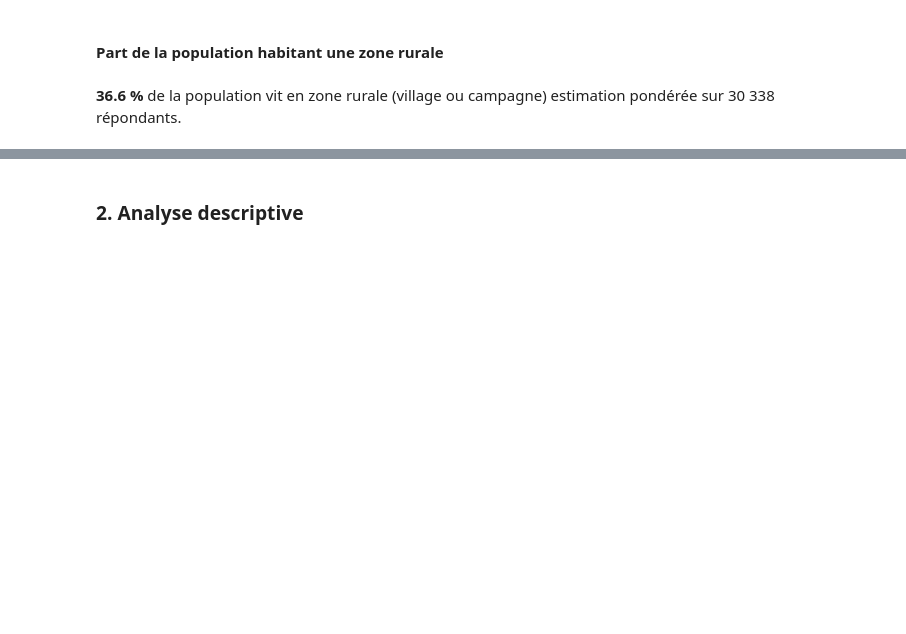
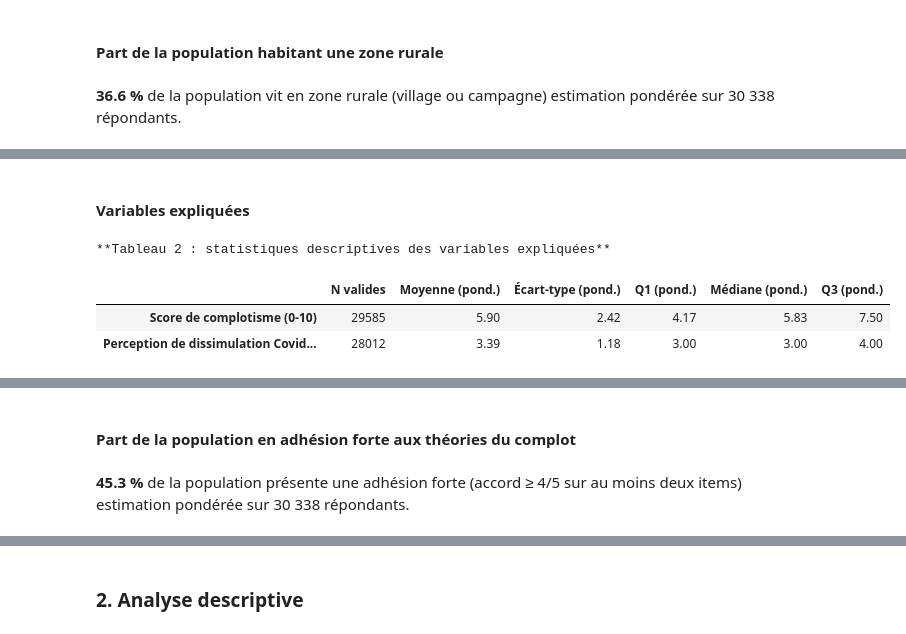
Before and after one commit to leila333/pythonds_2026, a Jupyter notebook: rapport_final.ipynb, the cells around one changed output, grey strips where cells are left out. Saved outputs shown, nothing was run; the diff lists cells and outputs as text; code cells hidden in the pictures; blank space fills up the shorter version.

Commit message:
statistiques descriptives sur variables expliquées et interprétation

```diff
--- a/rapport_final.ipynb
+++ b/rapport_final.ipynb
@@ -430,0 +442,49 @@ Tableau 1 : statistiques descriptives des variables continues
+# %%
+from IPython.display import display, Markdown, HTML
+
+# --- Libellés supplémentaires ---
+libelles.update({
+    "score_complot": "Score de complotisme (0-10)",
+    "dissimulation_covid": "Perception de dissimulation Covid (ordinale)",
+    "adhesion_complot_forte": "Adhésion forte aux théories du complot",
+})
+
+vars_expliquees_continues = ["score_complot", "dissimulation_covid"]
+
+# --- Tableau des variables expliquées continues ---
+tab_expliquees = stats_continues(df_final, vars_expliquees_continues)
+
+display(Markdown("#### Variables expliquées"))
+display(
+    tab_expliquees.style
+    .format({
+        "N valides": "{:.0f}",
+        "% manquants": "{:.1f}",
+        "Moyenne (pond.)": "{:.2f}",
+        "Écart-type (pond.)": "{:.2f}",
+        "Min": "{:.2f}",
+        "Q1 (pond.)": "{:.2f}",
+        "Médiane (pond.)": "{:.2f}",
+        "Q3 (pond.)": "{:.2f}",
+        "Max": "{:.2f}",
+    })
+    .set_caption("Tableau 2 : statistiques descriptives des variables expliquées")
+)
+
+display(HTML("<br>"))
+
+
+# --- **Part de la population en adhésion forte (variable binaire)** ---
+sub = df_final[["adhesion_complot_forte", POIDS]].dropna()
+part_forte = 100 * np.average(sub["adhesion_complot_forte"], weights=sub[POIDS])
+
+display(Markdown("#### Part de la population en adhésion forte aux théories du complot"))
+display(Markdown(f"**{part_forte:.1f} %** de la population présente une adhésion forte "
+                 f"(accord ≥ 4/5 sur au moins deux items), "
+                 f"estimation pondérée sur {len(sub):,} répondants.".replace(",", " ")))
+# %% [output]
+#### Variables expliquées
+**Tableau 2 : statistiques descriptives des variables expliquées**
+|  | N valides | Moyenne (pond.) | Écart-type (pond.) | Q1 (pond.) | Médiane (pond.) | Q3 (pond.) |
+| Score de complotisme (0-10) | 29585 | 5.90 | 2.42 | 4.17 | 5.83 | 7.50 |
+| Perception de dissimulation Covid... | 28012 | 3.39 | 1.18 | 3.00 | 3.00 | 4.00 |
@@ -430,0 +492,2 @@ Tableau 1 : statistiques descriptives des variables continues
+#### Part de la population en adhésion forte aux théories du complot
+**45.3 %** de la population présente une adhésion forte (accord ≥ 4/5 sur au moins deux items)  estimation pondérée sur 30 338 répondants.
```
Also changed, not shown: parts of 5 cells of this notebook, 1 other file.
